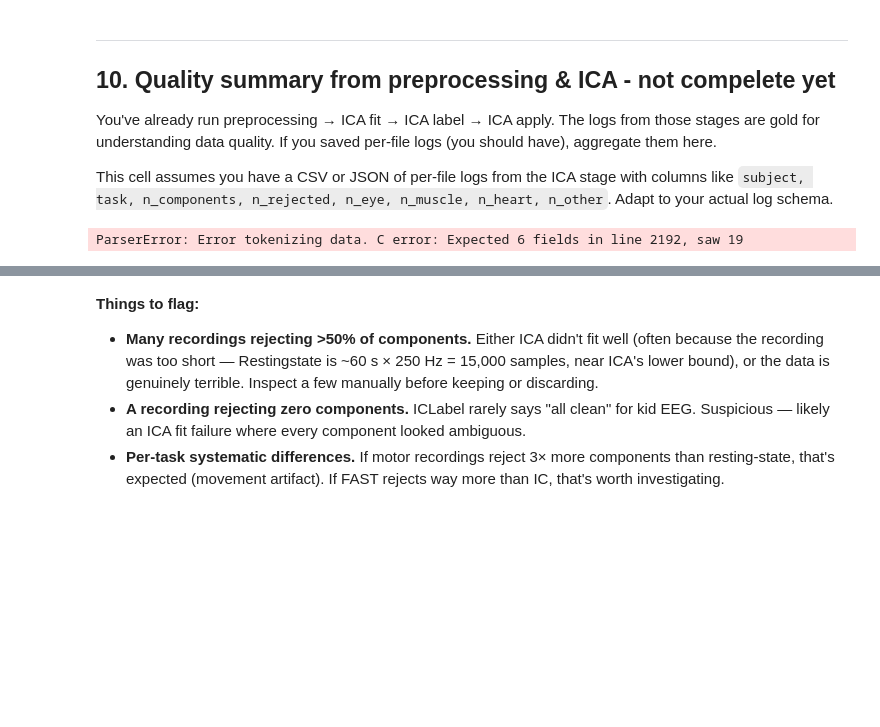
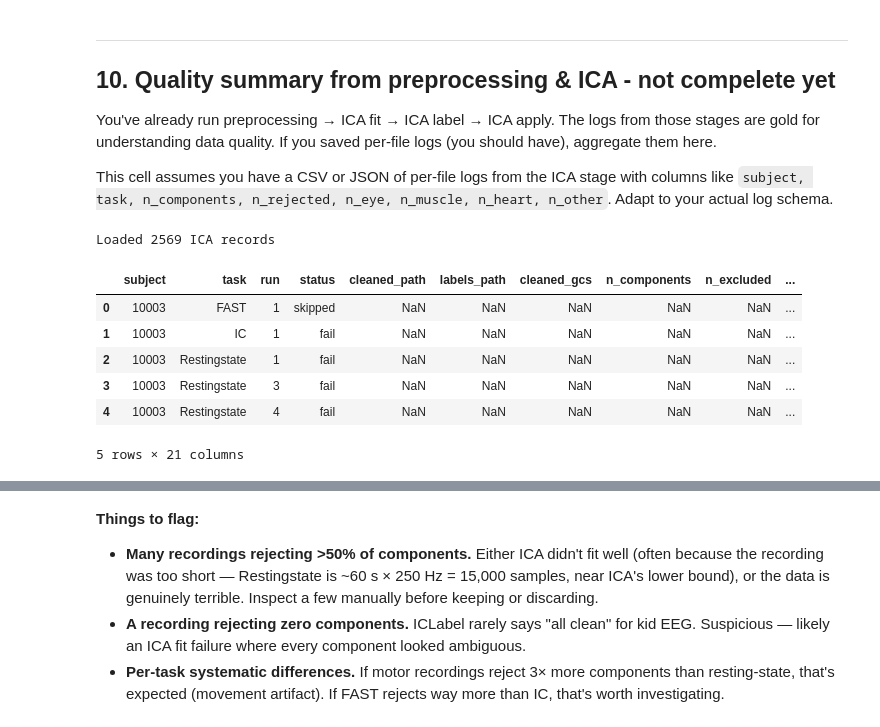
Before and after one commit to alirezafatemi77/ASD_EEG_PROJECT, a Jupyter notebook: notebooks/00_data_understanding.ipynb, the cells around one changed output, grey strips where cells are left out. Saved outputs shown, nothing was run; the diff lists cells and outputs as text; code cells hidden in the pictures; blank space fills up the shorter version.

```diff
--- a/notebooks/00_data_understanding.ipynb
+++ b/notebooks/00_data_understanding.ipynb
@@ -1001,7 +1015,8 @@ This cell assumes you have a CSV or JSON of per-file logs from the ICA stage wit
 ICA_LOG_PATH = Path.home() / "asd_eeg_pipeline" / "derivatives" / "logs" / "03_ica_apply_log.csv"
 
 if ICA_LOG_PATH.exists():
-    ica_log = pd.read_csv(ICA_LOG_PATH)
+    from asd_eeg.utils import read_stage_log
+    ica_log = read_stage_log(ICA_LOG_PATH)
     print(f"Loaded {len(ica_log)} ICA records")
     ica_log.head()
 else:
@@ -1012,7 +1027,17 @@ else:
     print("  variance_explained_kept, fit_converged")
     ica_log = pd.DataFrame()
 # %% [output]
-ParserError: Error tokenizing data. C error: Expected 6 fields in line 2192, saw 19
+Loaded 2569 ICA records
+# %%
+display(ica_log.head())
+# %% [output]
+|  | subject | task | run | status | cleaned_path | labels_path | cleaned_gcs | n_components | n_excluded | ... |
+| 0 | 10003 | FAST | 1 | skipped | NaN | NaN | NaN | NaN | NaN | ... |
+| 1 | 10003 | IC | 1 | fail | NaN | NaN | NaN | NaN | NaN | ... |
+| 2 | 10003 | Restingstate | 1 | fail | NaN | NaN | NaN | NaN | NaN | ... |
+| 3 | 10003 | Restingstate | 3 | fail | NaN | NaN | NaN | NaN | NaN | ... |
+| 4 | 10003 | Restingstate | 4 | fail | NaN | NaN | NaN | NaN | NaN | ... |
+5 rows × 21 columns
 # %%
 if not ica_log.empty:
     fig, axes = plt.subplots(1, 2, figsize=(13, 4))
```
Also changed, not shown: parts of 3 cells of this notebook, 6 other files.
